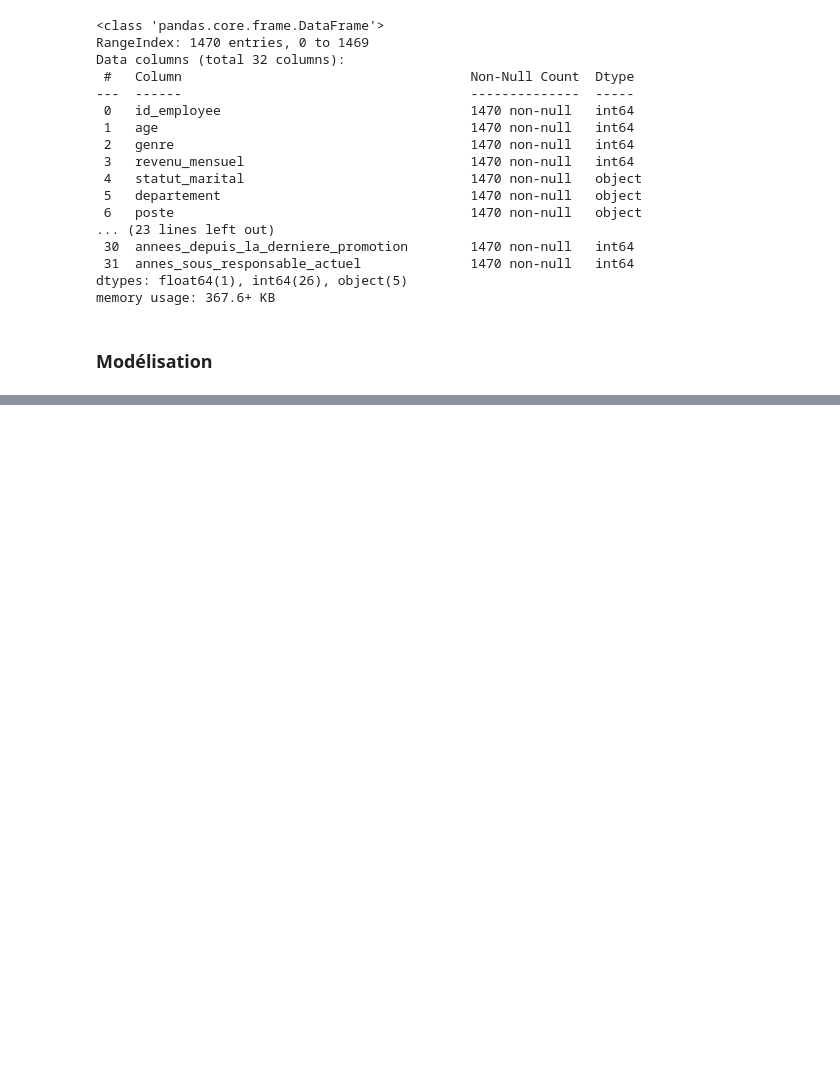
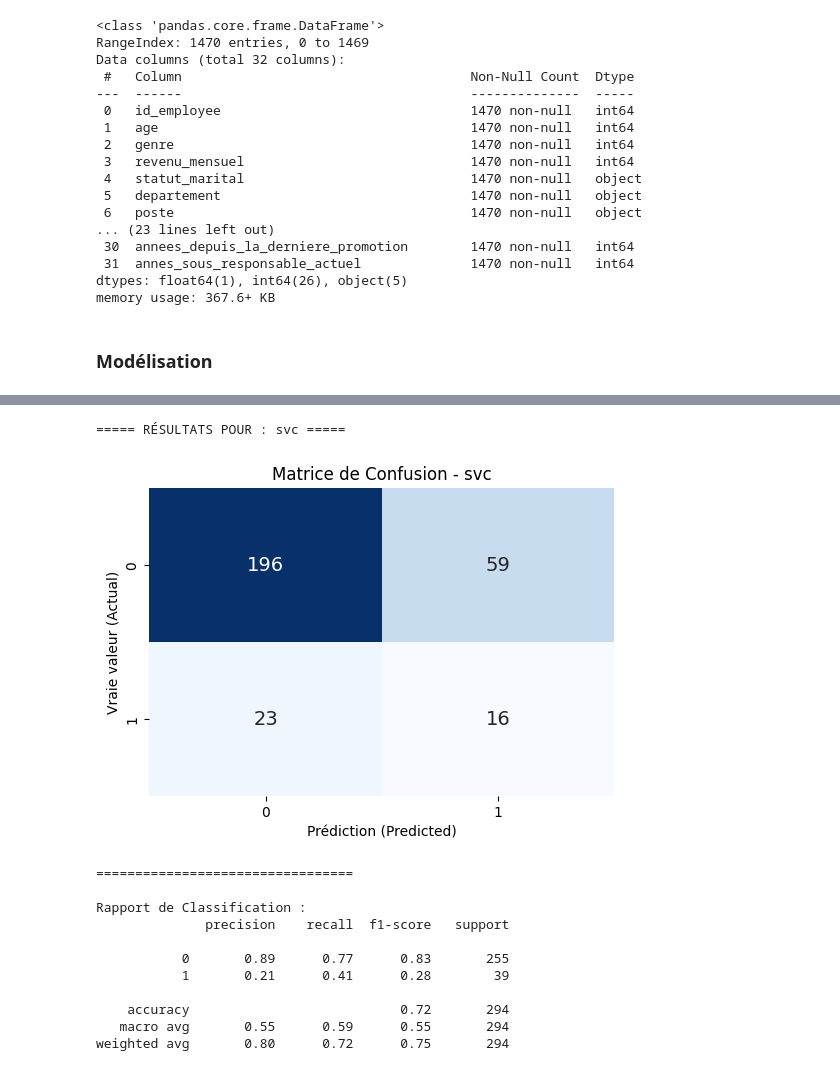
Before and after one commit to Soct/formation_OC, a Jupyter notebook: projet_4/test.ipynb, the cells around one changed output, grey strips where cells are left out. Saved outputs shown, nothing was run; the diff lists cells and outputs as text; code cells hidden in the pictures; blank space fills up the shorter version.

```diff
--- a/projet_4/test.ipynb
+++ b/projet_4/test.ipynb
@@ -303,0 +318,16 @@ weighted avg       0.87      0.88      0.83       294
+# %%
+y_test_actual, y_pred_actual = modele_classification(df, 'a_quitte_l_entreprise', 'svc')
+# %% [output]
+===== RÉSULTATS POUR : svc =====
+[figure, added]
+=================================
+
+Rapport de Classification :
+              precision    recall  f1-score   support
+
+           0       0.89      0.77      0.83       255
+           1       0.21      0.41      0.28        39
+
+    accuracy                           0.72       294
+   macro avg       0.55      0.59      0.55       294
+weighted avg       0.80      0.72      0.75       294
```
Also changed, not shown: parts of 9 cells of this notebook, 3 other files.
